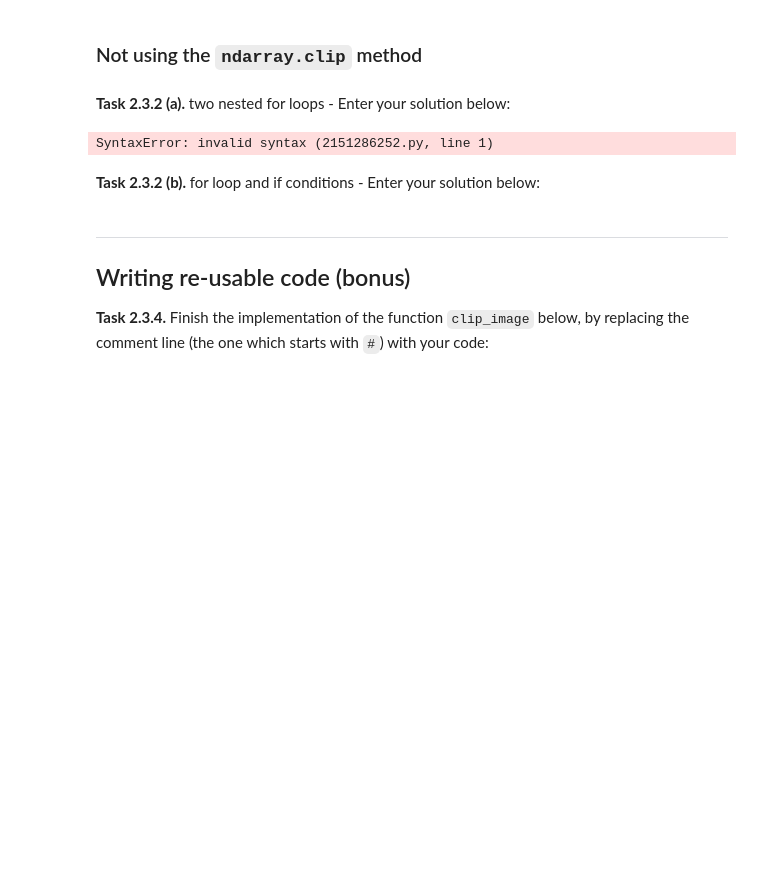
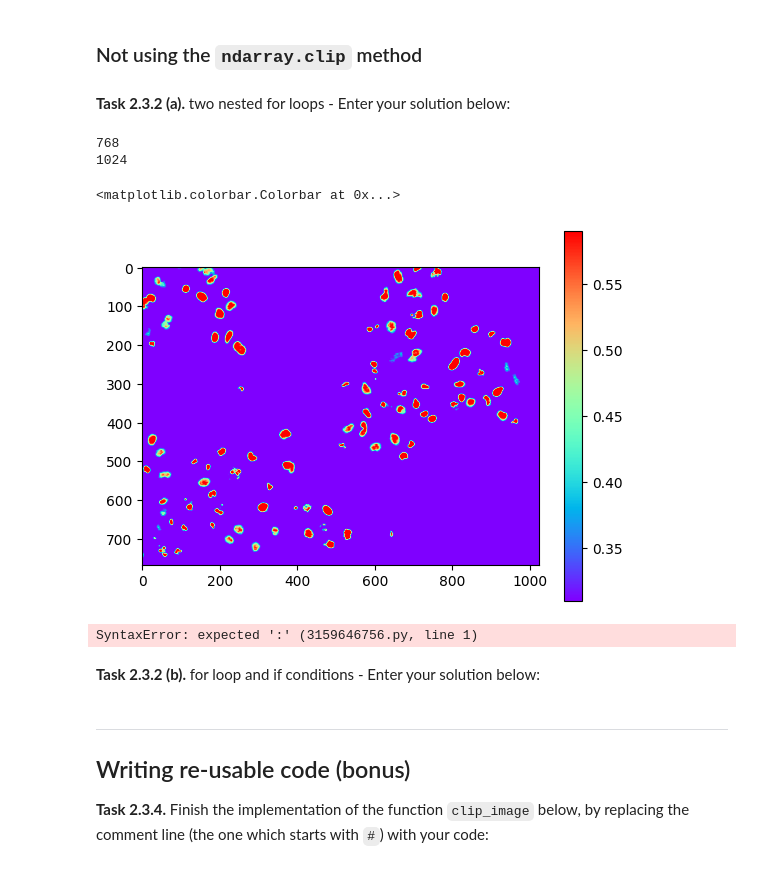
Before and after one commit to mpcaro/mobi-fs3-python, a Jupyter notebook: task2.ipynb, the cells around one changed output. Cells and saved outputs as stored; diff of their text form; code cells hidden in the pictures; blank space fills up the shorter version.

```diff
--- a/task2.ipynb
+++ b/task2.ipynb
@@ -61,14 +62,35 @@ plt.colorbar()
 ### Not using the `ndarray.clip` method
 # %% [markdown]
 **<a id="#">Task 2.3.2 (a).</a>** two nested for loops - Enter your solution below:
-# %%
-r = in range (0, nrow(img))
-c = in range (0, ncol(img))
-p = (r, c)
-# %% [output]
-SyntaxError: invalid syntax (2151286252.py, line 1)
+# %%
+print(img.shape[0])
+print(img.shape[1])
+# %% [output]
+768
+1024
+# %%
+img.copy()
+nrow = img.shape[0] #wieso nicht - 1???
+ncol = img.shape[1]
+for c in range (0, ncol):
+    for r in range (0, nrow):
+        varint = img[r,c]
+        if varint < T1:
+            varint = T1
+        elif varint > T2:
+            varint = T2
+        else:
+            varint = varint
+        img[r,c]=varint
+plt.imshow(img, "rainbow")
+plt.colorbar()
+# %% [output]
+<matplotlib.colorbar.Colorbar at 0x...>
+[figure, added]
 # %%
 def clip_image_1(img, T1, T2)
+# %% [output]
+SyntaxError: expected ':' (3159646756.py, line 1)
 # %% [markdown]
 **<a id="#">Task 2.3.2 (b).</a>** for loop and if conditions - Enter your solution below:
 # %% [markdown]
```
Also changed, not shown: parts of 2 cells of this notebook.
